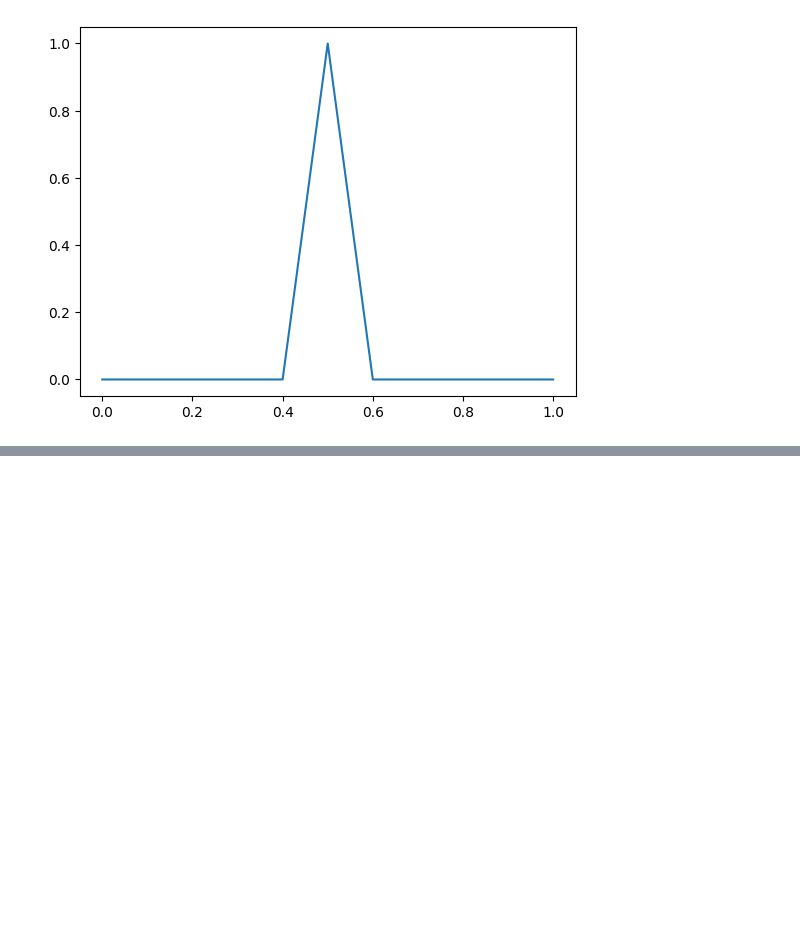
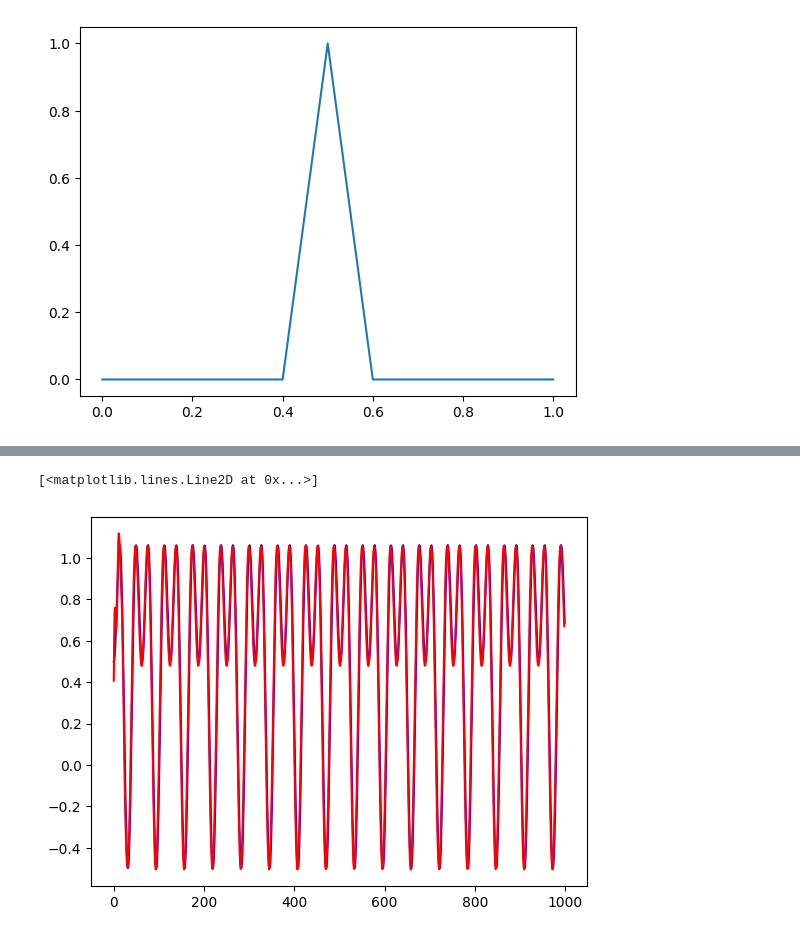
Before and after one commit to lmalms/sequence-learners, a Jupyter notebook: bikes/05_rnn.ipynb, the cells around one changed output, grey strips where cells are left out. Drawn from its saved outputs; the diff is of its cells as text; code cells hidden in the pictures; blank space fills up the shorter version.

```diff
--- a/bikes/05_rnn.ipynb
+++ b/bikes/05_rnn.ipynb
@@ -71,0 +104,35 @@ plt.plot(inputs, final_outputs.detach())
+# %%
+lstm = LSTMModel(input_size=1, hidden_size=50, output_size=1, num_layers=1)
+# %%
+# Prepare the data
+xs = []
+ys = []
+
+for i in range(len(y) - 1):
+    xs.append(y[i])
+    ys.append(y[i + 1])
+
+xs = np.array(xs).reshape(-1, 1)
+xs = torch.tensor(xs, dtype=torch.float32)
+
+ys = np.array(ys).reshape(-1, 1)
+ys = torch.tensor(ys, dtype=torch.float32)
+# %%
+# Train the model
+criterion = nn.MSELoss()
+optimizer = optim.Adam(lstm.parameters(), lr=0.01)
+num_epochs = 100
+for epoch in range(num_epochs):
+    lstm.train()
+    optimizer.zero_grad()
+
+    # Forward pass
+    y_hat = lstm(xs)
+    loss = criterion(y_hat, ys)
+
+    # Backward pass and optimization
+    loss.backward()
+    optimizer.step()
+
+    if (epoch + 1) % 10 == 0:
+        print(f'Epoch [{epoch + 1}/{num_epochs}], Loss: {loss.item():.4f}')
@@ -71,0 +150,12 @@ plt.plot(inputs, final_outputs.detach())
+# %%
+# Fitted values
+lstm.eval()
+with torch.no_grad():
+    y_hat = lstm(xs)
+y_hat = y_hat.numpy()
+
+plt.plot(np.arange(len(y)), y, label='Original values', color='blue')
+plt.plot(np.arange(len(y_hat)), y_hat, label='Fitted values', color='red')
+# %% [output]
+[<matplotlib.lines.Line2D at 0x...>]
+[figure, added]
```
Also changed, not shown: parts of 10 cells of this notebook.
